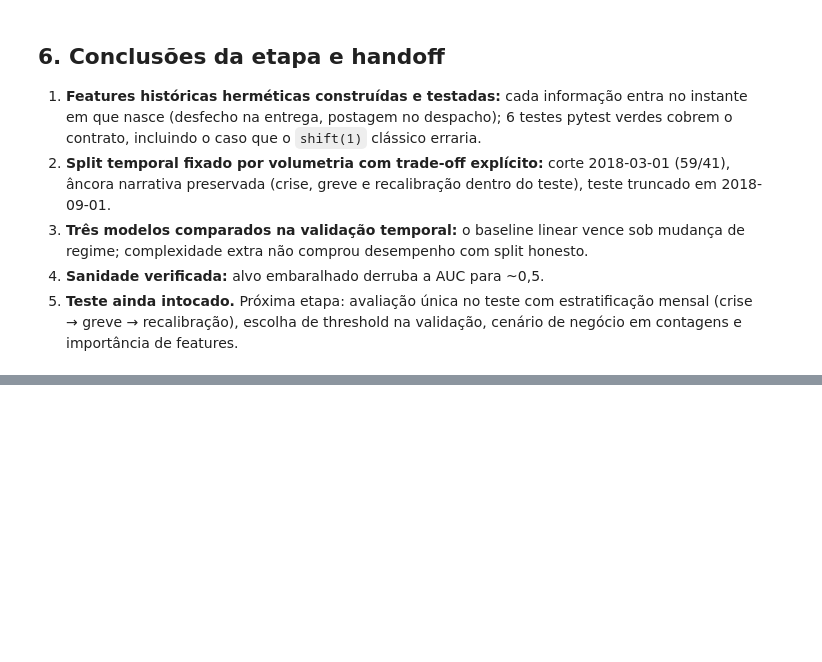
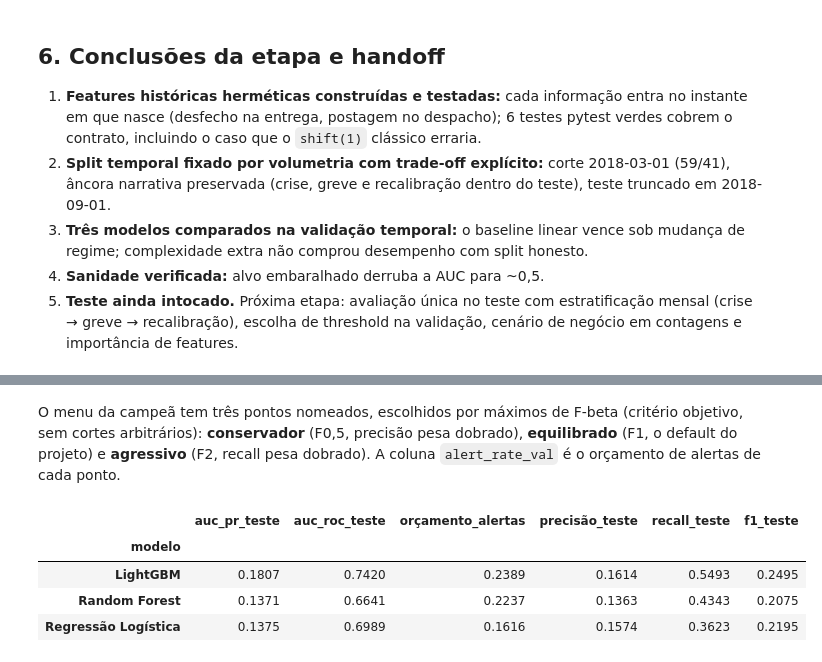
Before and after one commit to tf-ferreira/olist-delivery-delay-prediction, a Jupyter notebook: notebooks/03_modeling.ipynb, the cells around one changed output, grey strips where cells are left out. Cells and saved outputs as stored; diff of their text form; code cells hidden in the pictures; blank space fills up the shorter version.

```diff
--- a/notebooks/03_modeling.ipynb
+++ b/notebooks/03_modeling.ipynb
@@ -238,0 +305,21 @@ split_config.json salvo: {'cut': '2018-03-01', 'test_end': '2018-09-01', 'val_st
+# %% [markdown]
+O menu da campeã tem três pontos nomeados, escolhidos por máximos de F-beta (critério objetivo, sem cortes arbitrários): **conservador** (F0,5, precisão pesa dobrado), **equilibrado** (F1, o default do projeto) e **agressivo** (F2, recall pesa dobrado). A coluna `alert_rate_val` é o orçamento de alertas de cada ponto.
+# %%
+finalists = {
+    row["família"]: fitted[(row["família"], row["hiperparâmetros"])]
+    for _, row in best.iterrows()
+}
+alert_rates = {
+    fam: float(ops_by_model[fam].loc["equilibrado", "alert_rate_val"])
+    for fam in finalists
+}
+X_test, y_test = test[FEATURES], test[TARGET]
+
+comparison = final_comparison(finalists, alert_rates, X_test, y_test)
+comparison.round(4)
+# %% [output]
+|  | auc_pr_teste | auc_roc_teste | orçamento_alertas | precisão_teste | recall_teste | f1_teste |
+| modelo |  |  |  |  |  |  |
+| LightGBM | 0.1807 | 0.7420 | 0.2389 | 0.1614 | 0.5493 | 0.2495 |
+| Random Forest | 0.1371 | 0.6641 | 0.2237 | 0.1363 | 0.4343 | 0.2075 |
+| Regressão Logística | 0.1375 | 0.6989 | 0.1616 | 0.1574 | 0.3623 | 0.2195 |
```
Also changed, not shown: parts of 17 cells of this notebook, 1 other file.
